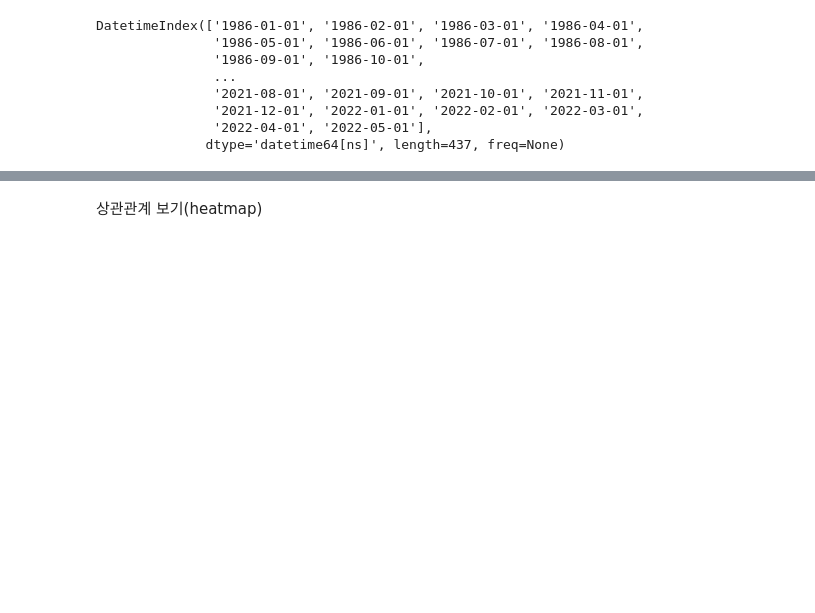
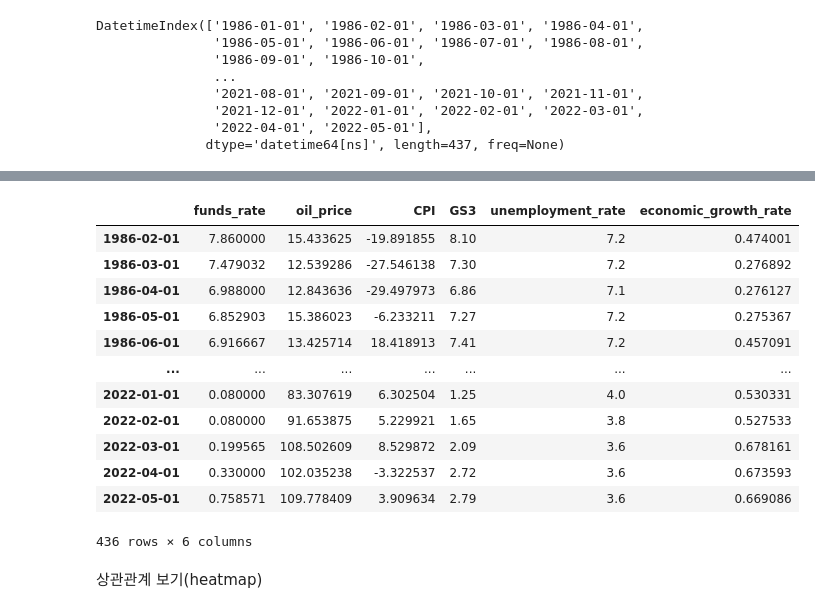
Before and after one commit to nan-park/section2_project, a Jupyter notebook: data_visualization.ipynb, the cells around one changed output, grey strips where cells are left out. Drawn from its saved outputs; the diff is of its cells as text; code cells hidden in the pictures; blank space fills up the shorter version.

```diff
--- a/data_visualization.ipynb
+++ b/data_visualization.ipynb
@@ -96 +107,29 @@ us_data_clean.drop('GDP', axis=1, inplace=True)  # GDP 컬럼 드랍
+# %%
+date_index = us_data_clean.index
+col = 'CPI'
+us_data_clean_temp = us_data_clean.copy()
+for i in range(len(date_index)):
+  if i!= 0:
+    present_date_i = us_data_clean_temp.index[i]
+    past_date_i = us_data_clean_temp.index[i-1]
+    present = us_data_clean_temp.loc[present_date_i, col]
+    past = us_data_clean_temp.loc[past_date_i, col]
+    temp = (present - past) / past * 100
+    us_data_clean.loc[present_date_i, col] = temp
+us_data_clean.drop(us_data_clean.index[0], inplace=True)
+us_data_clean
+# %% [output]
+|  | funds_rate | oil_price | CPI | GS3 | unemployment_rate | economic_growth_rate |
+| 1986-02-01 | 7.860000 | 15.433625 | -19.891855 | 8.10 | 7.2 | 0.474001 |
+| 1986-03-01 | 7.479032 | 12.539286 | -27.546138 | 7.30 | 7.2 | 0.276892 |
+| 1986-04-01 | 6.988000 | 12.843636 | -29.497973 | 6.86 | 7.1 | 0.276127 |
+| 1986-05-01 | 6.852903 | 15.386023 | -6.233211 | 7.27 | 7.2 | 0.275367 |
+| 1986-06-01 | 6.916667 | 13.425714 | 18.418913 | 7.41 | 7.2 | 0.457091 |
+| ... | ... | ... | ... | ... | ... | ... |
+| 2022-01-01 | 0.080000 | 83.307619 | 6.302504 | 1.25 | 4.0 | 0.530331 |
+| 2022-02-01 | 0.080000 | 91.653875 | 5.229921 | 1.65 | 3.8 | 0.527533 |
+| 2022-03-01 | 0.199565 | 108.502609 | 8.529872 | 2.09 | 3.6 | 0.678161 |
+| 2022-04-01 | 0.330000 | 102.035238 | -3.322537 | 2.72 | 3.6 | 0.673593 |
+| 2022-05-01 | 0.758571 | 109.778409 | 3.909634 | 2.79 | 3.6 | 0.669086 |
+436 rows × 6 columns
 # %%
```
Also changed, not shown: parts of 7 cells of this notebook.
